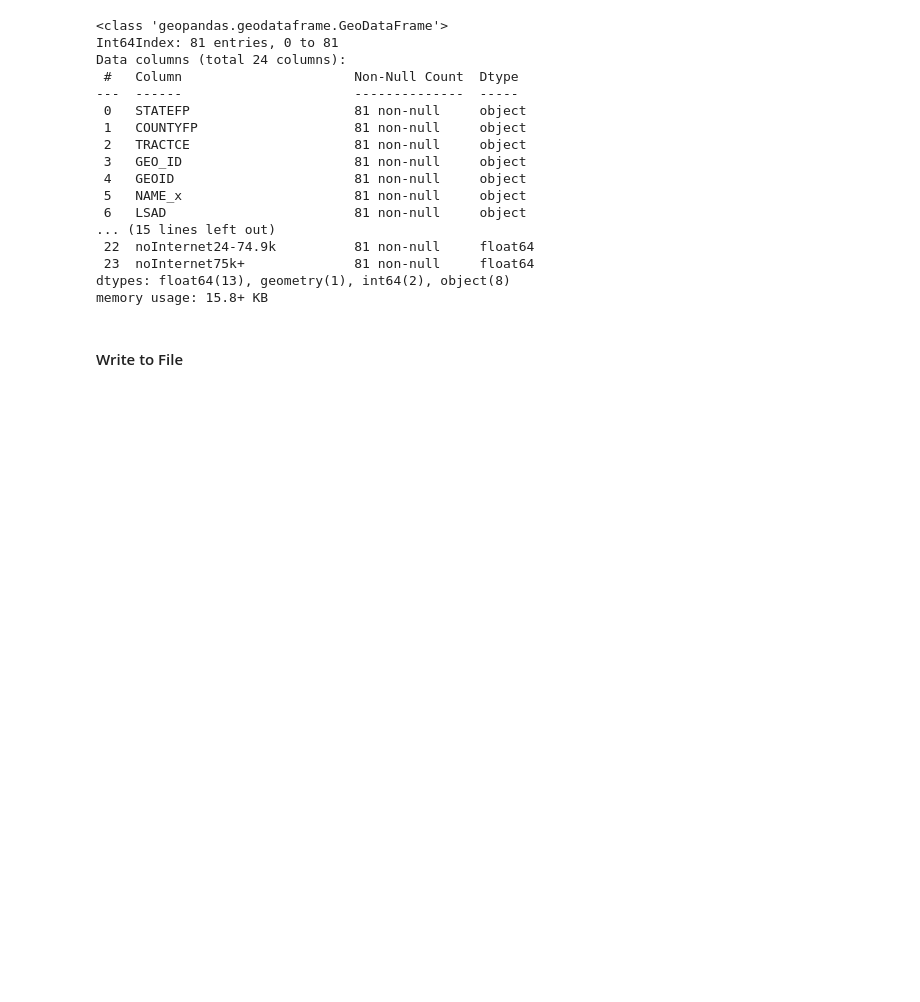
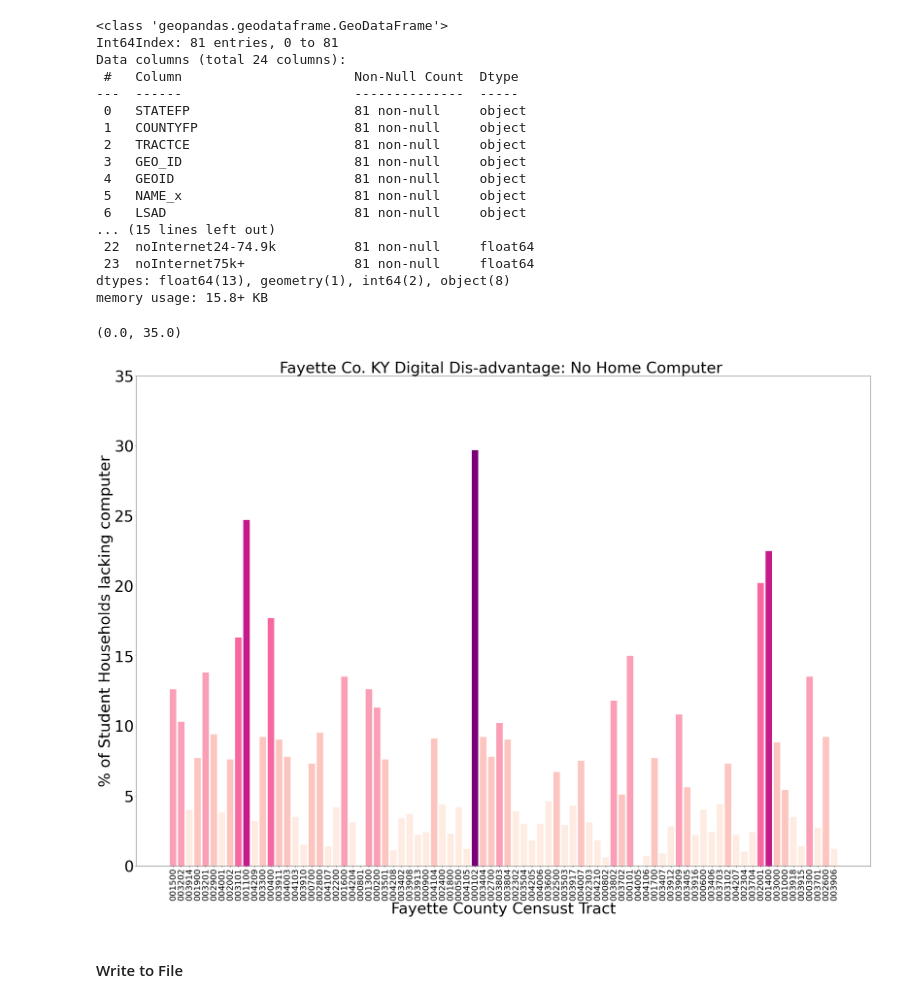
Before and after one commit to RCRamsey/covid-ky-digital-divide, a Jupyter notebook: notebooks/digital_divide.ipynb, the cells around one changed output. Drawn from its saved outputs; the diff is of its cells as text; code cells hidden in the pictures; blank space fills up the shorter version.

Commit message:
create graph of nocomputeraccess in jupyter and add to storymap

```diff
--- a/notebooks/digital_divide.ipynb
+++ b/notebooks/digital_divide.ipynb
@@ -1252,6 +1273,62 @@ Data columns (total 24 columns):
  23  noInternet75k+              81 non-null     float64
 dtypes: float64(13), geometry(1), int64(2), object(8)
 memory usage: 15.8+ KB
+# %%
+#define data (some for labeling; others to plot)
+tract = fay_19_tract_dig_access_gdf['TRACTCE']
+disadvantage_type = fay_19_tract_dig_access_gdf['noComp']
+
+#stud_no_comp = cnty_access_percent_df3['S2801_C02_011E']
+
+# define number of groupings/paired data using length of series for county names
+x = np.arange(len(fay_19_tract_dig_access_gdf['TRACTCE']))
+
+# color code y values
+cc = ['colors']*len(disadvantage_type)
+for n, val in enumerate(disadvantage_type):
+    if val>=26:
+        cc[n]='#7a0177'
+    elif val>=21:
+        cc[n]='#c51b8a'
+    elif val >=16:
+        cc[n]='#f768a1'
+    elif val>=10:
+        cc[n]='#fa9fb5'
+    elif val>=5:
+        cc[n]='#fcc5c0'
+    else:
+        cc[n]='#feebe2'
+
+#define a figure to accept plots
+#define ax as a way to add data in this instance bar for a data set
+#The calling signature of add_axes is add_axes(rect), where rect is a list [x0, y0, width, height]
+#denoting the lower left point of the new axes in figure coodinates (x0,y0)
+#and its width and height. So the axes is positioned in absolute coordinates on the canvas.
+fig = plt.figure()
+ax = fig.add_axes([0,0,5,5])
+
+#give data for each bar (1sr x based on index position in list, center bar 0, data set, color)
+#ax.bar(x+0.00, disadvantage_type, color='b', width= 0.8)
+ax.bar(x+0.00, disadvantage_type, color = cc, width= 0.8)
+
+#add labels (axis, title, legend)
+ax.set_ylabel('% of Student Households lacking computer', fontsize=45)
+ax.set_xlabel('Fayette County Censust Tract', fontsize=45)
+ax.set_title('Fayette Co. KY Digital Dis-advantage: No Home Computer ', fontsize=45)
+ax.set_xticks(x)
+ax.set_yticks(ax.get_yticks()[::1])
+ax.tick_params(axis='both', which='major', labelsize=45)
+
+
+# add visual mods
+ax.set_xticklabels(tract, rotation=90, fontsize=25) #rotate xtick labels so not on top of eachother
+#ax.legend(disadvantage_type, loc=2)
+
+# view y limits
+ax.get_ylim()
+# %% [output]
+(0.0, 35.0)
+[figure, added]
 # %% [markdown]
 <a id ='writeIt'></a>
 #### Write to File
```
Also changed, not shown: parts of 3 cells of this notebook, 2 other files.
